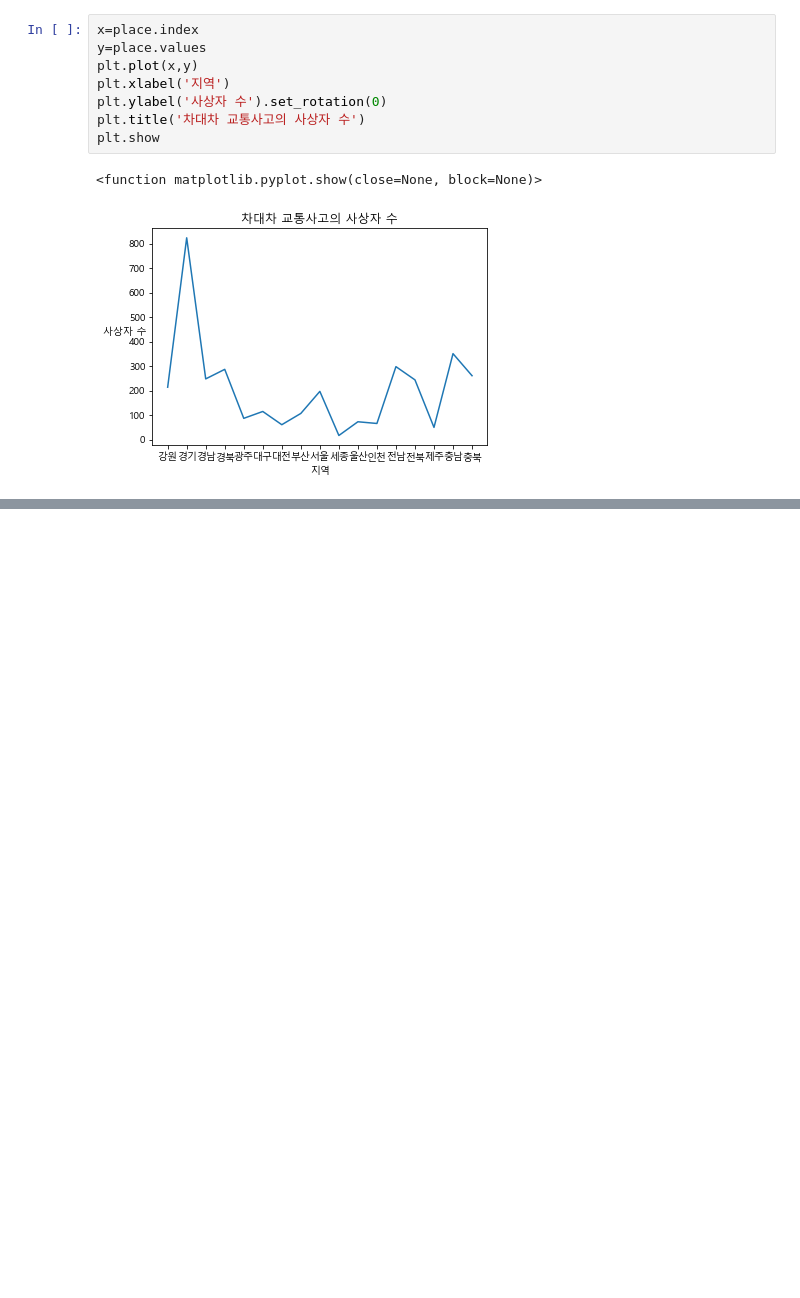
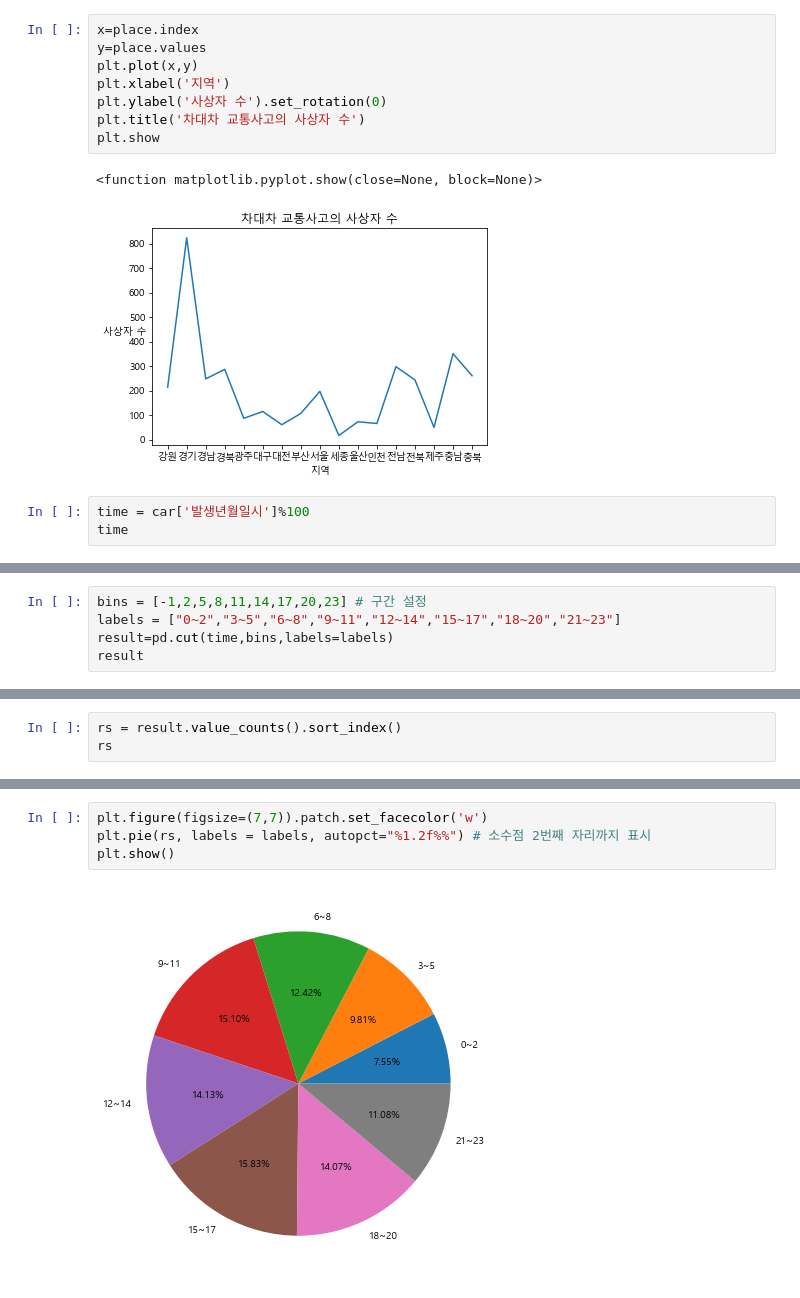
Before and after one commit to gitea0101/jupyter_note, a Jupyter notebook: dataframe/matplotlib_ex.ipynb, the cells around one changed output, grey strips where cells are left out. Saved outputs shown, nothing was run; the diff lists cells and outputs as text; blank space fills up the shorter version.

```diff
--- a/dataframe/matplotlib_ex.ipynb
+++ b/dataframe/matplotlib_ex.ipynb
@@ -90,3 +90,6 @@ plt.show
 # %% [output]
 <function matplotlib.pyplot.show(close=None, block=None)>
 [figure]
+# %%
+time = car['발생년월일시']%100
+time
@@ -92,0 +109,5 @@ plt.show
+# %%
+bins = [-1,2,5,8,11,14,17,20,23] # 구간 설정
+labels = ["0~2","3~5","6~8","9~11","12~14","15~17","18~20","21~23"]
+result=pd.cut(time,bins,labels=labels)
+result
@@ -92,0 +128,3 @@ plt.show
+# %%
+rs = result.value_counts().sort_index()
+rs
@@ -92,0 +141,6 @@ plt.show
+# %%
+plt.figure(figsize=(7,7)).patch.set_facecolor('w')
+plt.pie(rs, labels = labels, autopct="%1.2f%%") # 소수점 2번째 자리까지 표시
+plt.show()
+# %% [output]
+[figure, added]
```
Also changed, not shown: parts of 19 cells of this notebook, 5 other files.
